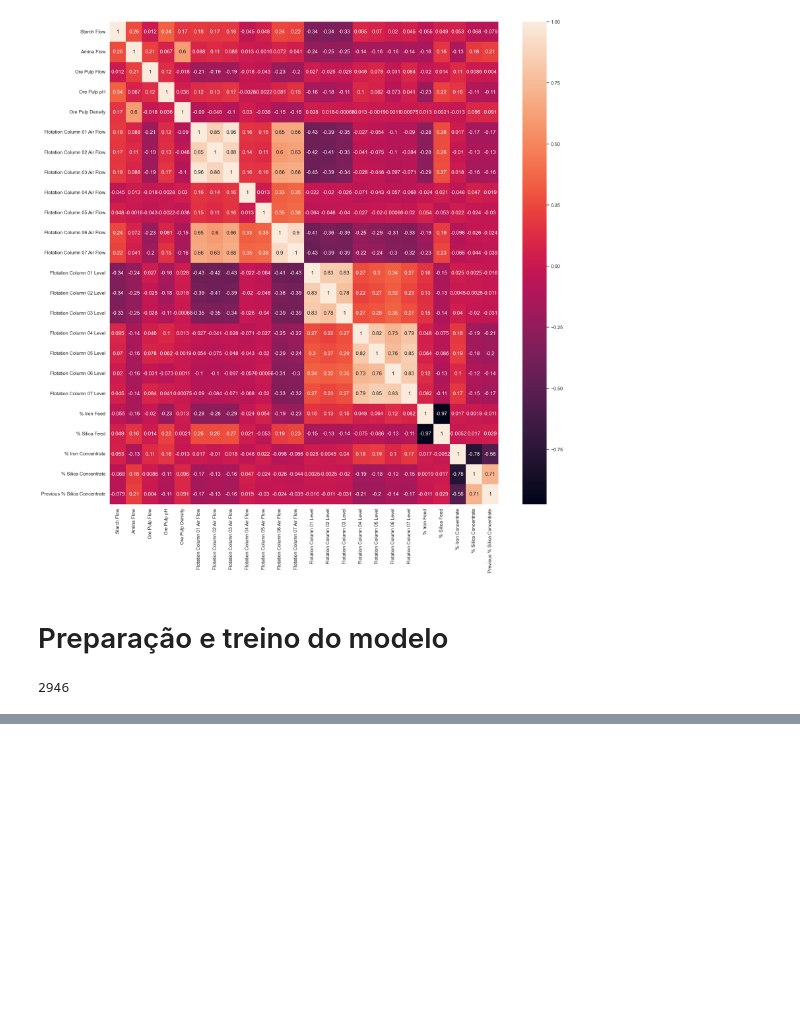
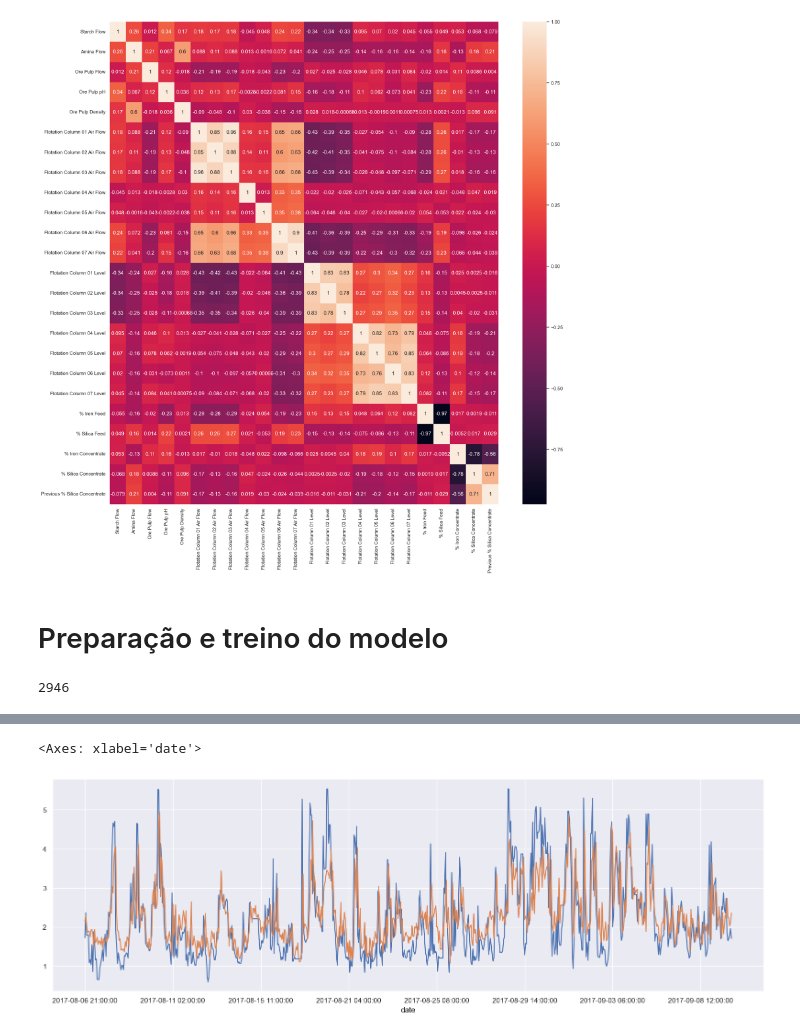
Before and after one commit to matleobor/case-ihm, a Jupyter notebook: flotation-analysis.ipynb, the cells around one changed output, grey strips where cells are left out. Saved outputs shown, nothing was run; the diff lists cells and outputs as text; code cells hidden in the pictures; blank space fills up the shorter version.

```diff
--- a/flotation-analysis.ipynb
+++ b/flotation-analysis.ipynb
@@ -352,0 +438,4 @@ y_prediction.plot()
+# %%
+# Treina modelo HistGradientBoostingRegressor
+hgb_model = HistGradientBoostingRegressor()
+hgb_model.fit(X_train, y_train)
@@ -352,0 +444,4 @@ y_prediction.plot()
+# %%
+# Calcula a predição do modelo nos dados de teste
+hgb_prediction = hgb_model.predict(X_test)
+hgb_y_prediction = pd.Series(hgb_prediction, index = y_test.index)
@@ -352,0 +476,6 @@ y_prediction.plot()
+# %%
+y_test.plot()
+hgb_y_prediction.plot()
+# %% [output]
+<Axes: xlabel='date'>
+[figure, added]
```
Also changed, not shown: parts of 18 cells of this notebook.
